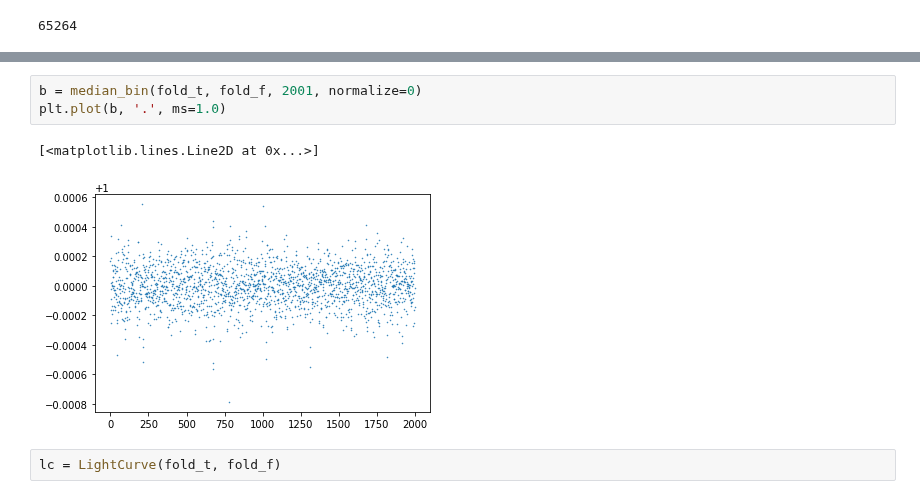
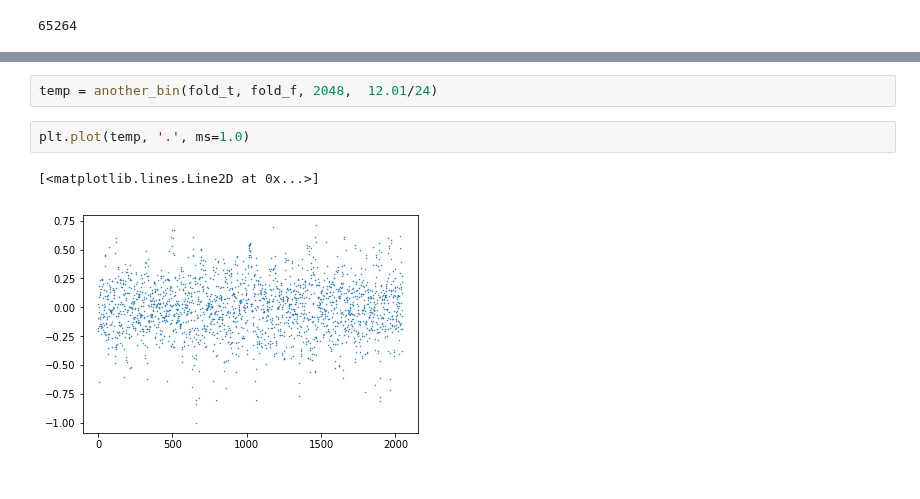
Before and after one commit to grewwc/phd_thesis, a Jupyter notebook: exoplanet/again_preprocess.ipynb, the cells around one changed output, grey strips where cells are left out. Saved outputs shown, nothing was run; the diff lists cells and outputs as text.

```diff
--- a/exoplanet/again_preprocess.ipynb
+++ b/exoplanet/again_preprocess.ipynb
@@ -118,11 +120,10 @@ plt.plot(b, '.', ms=1.0)
-# %%
-b = median_bin(fold_t, fold_f, 2001, normalize=0)
-plt.plot(b, '.', ms=1.0)
-# %% [output]
-[<matplotlib.lines.Line2D at 0x...>]
-[figure, removed]
-# %%
-lc = LightCurve(fold_t, fold_f)
+# %%
+temp = another_bin(fold_t, fold_f, 2048,  12.01/24)
+# %%
+plt.plot(temp, '.', ms=1.0)
+# %% [output]
+[<matplotlib.lines.Line2D at 0x...>]
+[figure, added]
 # %%
 pc, _ = get_binned_normalized_flux_by_IDs('009347899', overwrite=1)
 # %% [output]
```
Also changed, not shown: parts of 29 cells of this notebook, 9 other files.
